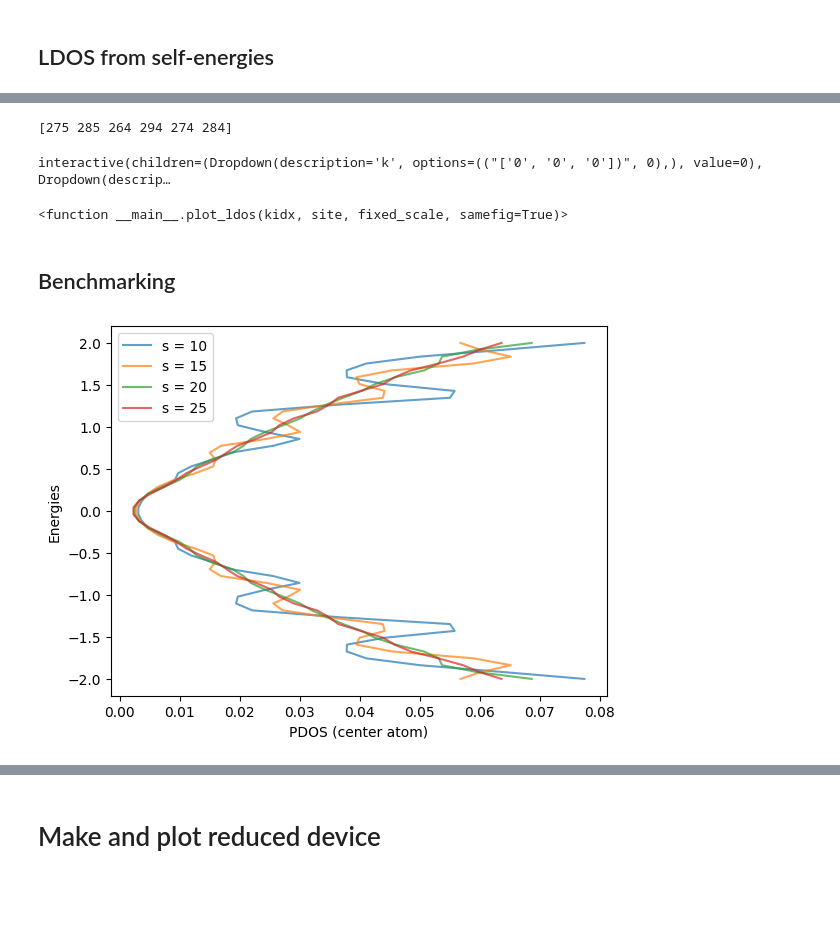
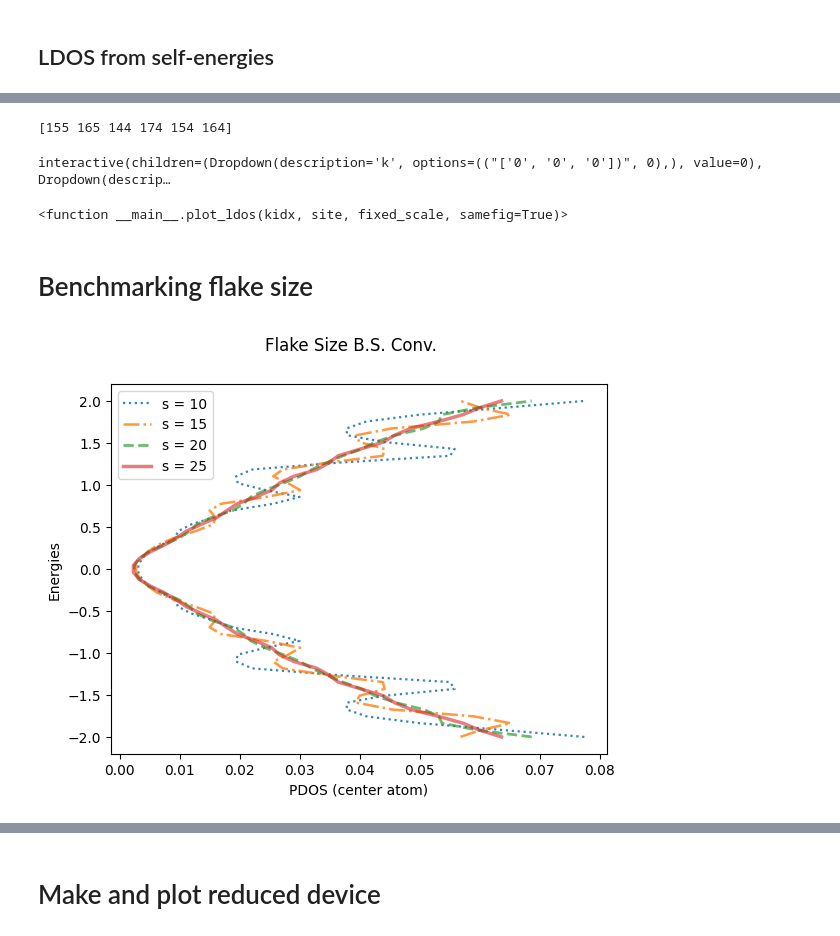
Before and after one commit to BastianValhoj/QuantumTwistingMicroscope, a Jupyter notebook: QTM/notebooks/LDOS_for_reduced_structure.ipynb, the cells around one changed output, grey strips where cells are left out. Cells and saved outputs as stored; diff of their text form; code cells hidden in the pictures; blank space fills up the shorter version.

```diff
--- a/QTM/notebooks/LDOS_for_reduced_structure.ipynb
+++ b/QTM/notebooks/LDOS_for_reduced_structure.ipynb
@@ -136,26 +182,30 @@ dos, bs, lk = electrode_dos(hamiltonian(device_ribbon), 100, ENERGIES)
 # %%
 def plot_ldos(kidx, site, fixed_scale, samefig=True):
+    """Plot LDOS from self-energy calculation with DOS from built-ins"""
+
     X1 = all_ldos[kidx, :, site]
     X2 = dos
 
+    # only used if fixed_scale=True
     ymin, ymax = np.min([np.min(all_ldos), np.min(dos)]), np.max([np.max(all_ldos), np.max(dos)])
 
-    if samefig:
+    if samefig: # plot in the save figure
         fig, axes = plt.subplots(1,1)
 
         normalize = lambda arr: (arr - arr.mean()) / arr.std()
         X1 = normalize(X1)
         X2 = normalize(X2)
         axes.plot(X1, ENERGIES, label="SE (LDOS)")
-        axes.plot(X2, ENERGIES, label="Built-in (DOS")
+        axes.plot(X2, ENERGIES, label="Built-in (DOS)")
         axes.set_xlabel("DOS (normalized)")
         axes.legend()
         axes.set_ylabel("E")
-        fig.suptitle("DOS for nanoribbon")
+        axes.set_title("DOS for nanoribbon")
         if fixed_scale:
             # ymin, ymax = np.min([np.min(all_ldos), np.min(dos)]), np.max([np.max(all_ldos), np.max(dos)])
             axes.set_xlim(-ymax*0.1, ymax*1.01)
-    else:
+
+    else: # plot as subfigure
         fig, axes = plt.subplots(1,2, sharey=True)
         axes[0].plot(X1, ENERGIES)
         axes[0].set_title("SE (LDOS)")
@@ -169,41 +219,55 @@ def plot_ldos(kidx, site, fixed_scale, samefig=True):
             if fixed_scale:
                 ax.set_xlim(-ymax*0.1, ymax*1.01)
 
+    fig.suptitle(f"L={LENGTH}, W={WIDTH}, C={CENTER_SIZE}")
 
-valid_atom = find_nearest_atoms(device_ribbon.xyz, device_ribbon.center(), neighbours=6)
-print(valid_atom)
+DEVICE_CENTER_ATOMS = find_nearest_atoms(device_ribbon.xyz, device_ribbon.center(), neighbours=6)
+print(DEVICE_CENTER_ATOMS)
 
 kpts = sisl.MonkhorstPack(hamiltonian(device_ribbon), [Nk, 1, 1])
 options = [(f"{[str(Fraction(val).limit_denominator(len(kpts)*2)) for val in kvec]})", i) for i, kvec in enumerate(kpts)]
 ks = ipywidgets.Dropdown(options=options, description="k")
 static = ipywidgets.fixed(all_ldos)
 # sites = ipywidgets.IntSlider(min=left_idx[0].max()+1, max=right_idx[0].min()-1, value=left_idx[0].min(), description="Site")
-sites = ipywidgets.Dropdown(options=valid_atom, description="Site")
+sites = ipywidgets.Dropdown(options=DEVICE_CENTER_ATOMS, description="Site")
 
 scale = ipywidgets.Checkbox(value=False, description="Use fixed scale", indent=True)
 same = ipywidgets.Checkbox(value=True, description="Plot in same figure", indent=True)
 interact(plot_ldos, kidx=ks, site=sites, fixed_scale=scale, samefig=same)
 # %% [output]
-[275 285 264 294 274 284]
+[155 165 144 174 154 164]
 interactive(children=(Dropdown(description='k', options=(("['0', '0', '0'])", 0),), value=0), Dropdown(descrip…
 <function __main__.plot_ldos(kidx, site, fixed_scale, samefig=True)>
 # %% [markdown]
-## Benchmarking
+# Benchmarking flake size
+# %%
+def make_benchmark(size, energies):
+    """Built graphene flake for benchmarking"""
+    flake = sisl.geom.graphene_flake(size)
+    H = hamiltonian(flake)
+    es = H.eigenstate()
+    pdos = es.PDOS(E=energies).squeeze() # reduce from (1, N, M) -> (N, M)
+    center_pdos = pdos[0]
+    return center_pdos
 # %%
 from tqdm import tqdm
 sizes = [10, 15, 20, 25]
 fig, axes = plt.subplots()
-for s in tqdm(sizes, desc="loop"):
-    flake = sisl.geom.graphene_flake(s)
-    H = hamiltonian(flake)
-    es = H.eigenstate()
-    pdos = es.PDOS(E=ENERGIES).squeeze()
-    axes.plot(pdos[0], ENERGIES, label=f"{s = }", alpha=0.7)
+COLORS = ["tab:blue", "tab:orange", "tab:green", "tab:red"]
+LINESTYLE = [":", "-.", "--", "-"]
+ALPHA = [0.9, 0.8, 0.7, 0.6]
+LINEWIDTH = [2.5, 2.0, 1.8, 1.6][::-1]
+for i, s in enumerate(tqdm(sizes, desc="loop")):
+    pdos = make_benchmark(s, ENERGIES)
+    axes.plot(pdos, ENERGIES, label=f"{s = }",
+              alpha=ALPHA[i], color=COLORS[i],
+              linestyle=LINESTYLE[i], lw=LINEWIDTH[i])
 
 axes.set_xlabel("PDOS (center atom)")
 axes.set_ylabel("Energies")
 axes.legend()
+fig.suptitle(f"Flake Size B.S. Conv.")
 
 fig.savefig("figures/graphene_flake_PDOS_convergence.png")
 # %% [output]
-[figure, old version]
+[figure, new version]
```
Also changed, not shown: parts of 16 cells of this notebook.
